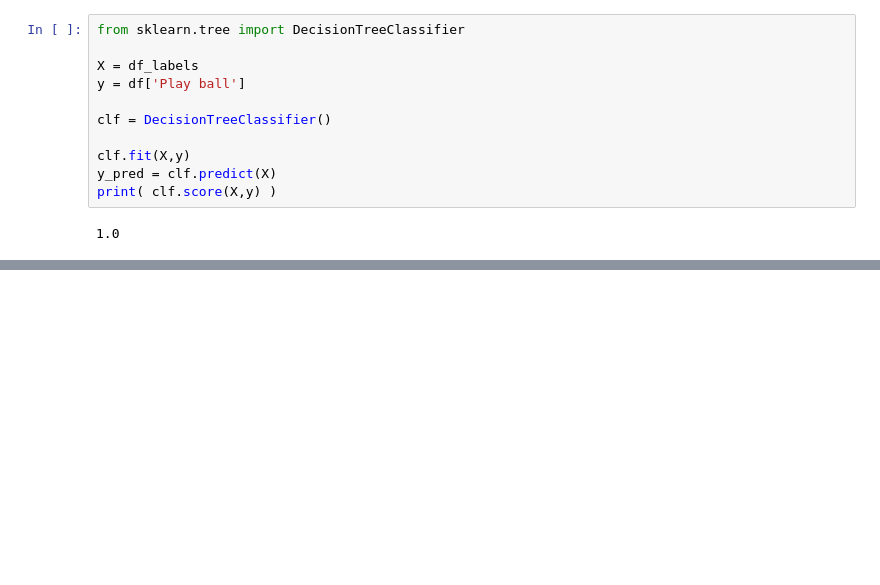
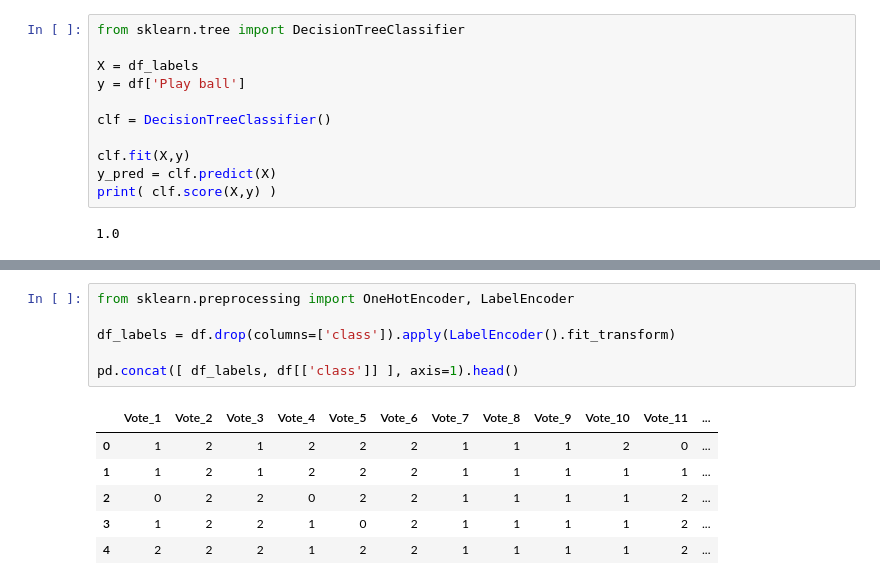
Before and after one commit to eltonfmoraes/Modulo4Pos, a Jupyter notebook: Aulas_Mineração.ipynb, the cells around one changed output, grey strips where cells are left out. Saved outputs shown, nothing was run; the diff lists cells and outputs as text; blank space fills up the shorter version.

```diff
--- a/Aulas_Mineração.ipynb
+++ b/Aulas_Mineração.ipynb
@@ -2393,0 +2641,13 @@ graph
+# %%
+from sklearn.preprocessing import OneHotEncoder, LabelEncoder
+
+df_labels = df.drop(columns=['class']).apply(LabelEncoder().fit_transform)
+
+pd.concat([ df_labels, df[['class']] ], axis=1).head()
+# %% [output]
+|  | Vote_1 | Vote_2 | Vote_3 | Vote_4 | Vote_5 | Vote_6 | Vote_7 | Vote_8 | Vote_9 | Vote_10 | Vote_11 | ... |
+| 0 | 1 | 2 | 1 | 2 | 2 | 2 | 1 | 1 | 1 | 2 | 0 | ... |
+| 1 | 1 | 2 | 1 | 2 | 2 | 2 | 1 | 1 | 1 | 1 | 1 | ... |
+| 2 | 0 | 2 | 2 | 0 | 2 | 2 | 1 | 1 | 1 | 1 | 2 | ... |
+| 3 | 1 | 2 | 2 | 1 | 0 | 2 | 1 | 1 | 1 | 1 | 2 | ... |
+| 4 | 2 | 2 | 2 | 1 | 2 | 2 | 1 | 1 | 1 | 1 | 2 | ... |
```
Also changed, not shown: parts of 19 cells of this notebook.
